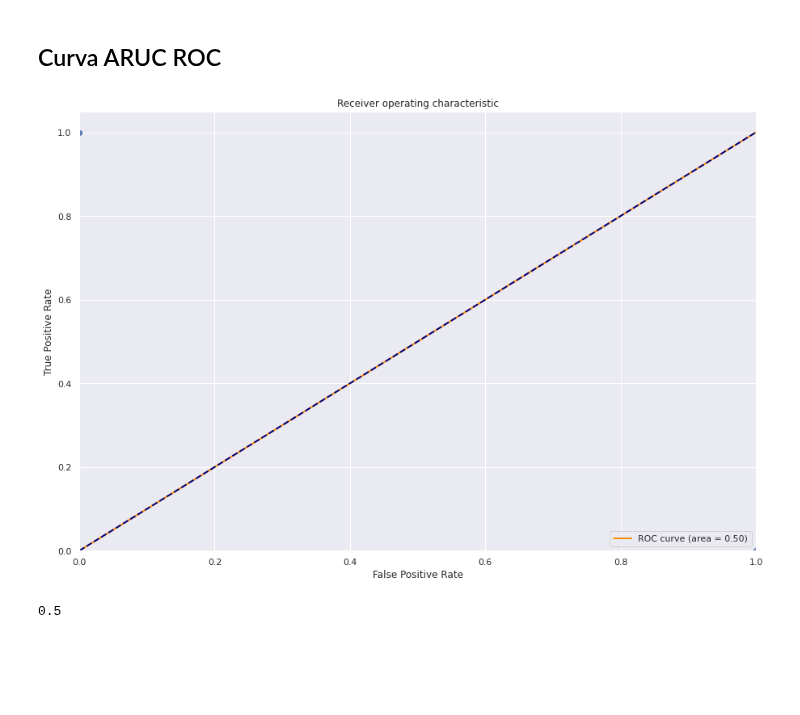
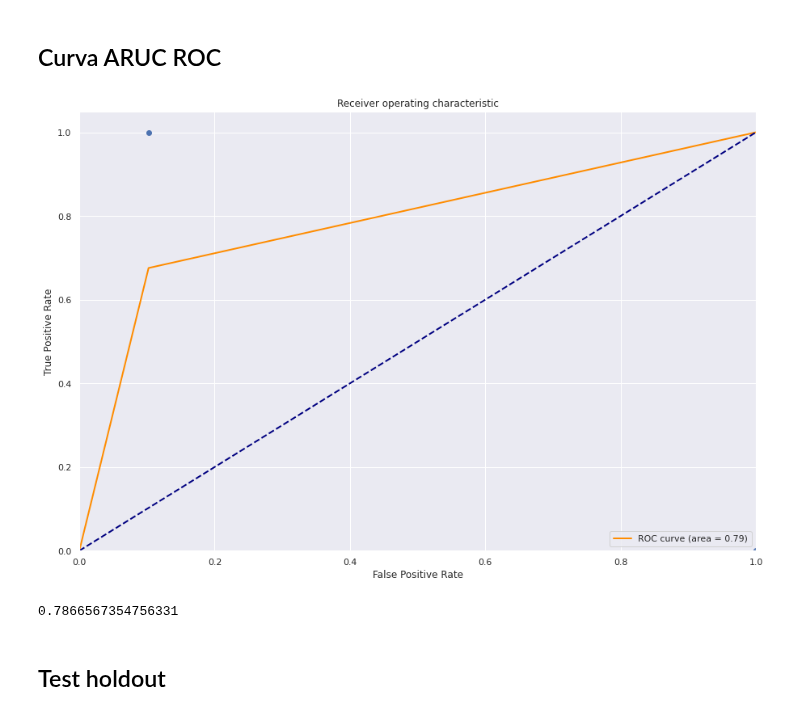
Before and after one commit to JuanOpizzi/Datos-2020-2c, a Jupyter notebook: TP2/Bagging.ipynb, the cells around one changed output. Drawn from its saved outputs; the diff is of its cells as text; code cells hidden in the pictures; blank space fills up the shorter version.

```diff
--- a/TP2/Bagging.ipynb
+++ b/TP2/Bagging.ipynb
@@ -168,9 +184,9 @@ def plot_roc(_fpr, _tpr, x):
     plt.legend(loc="lower right")
     plt.show()
 # %%
-fpr, tpr, thresholds = roc_curve(y_test, clf.predict(X_test))
+fpr, tpr, thresholds = roc_curve(y_test, rgscv.predict(X_test))
 plot_roc(fpr, tpr, thresholds)
-display(roc_auc_score(y_test, clf.predict(X_test)))
+display(roc_auc_score(y_test, rgscv.predict(X_test)))
 # %% [output]
-[figure, old version]
+[figure, new version]
-0.5
+0.7866567354756331
@@ -178,0 +193,2 @@ display(roc_auc_score(y_test, clf.predict(X_test)))
+# %% [markdown]
+## Test holdout
```
Also changed, not shown: parts of 12 cells of this notebook, 1 other file.
